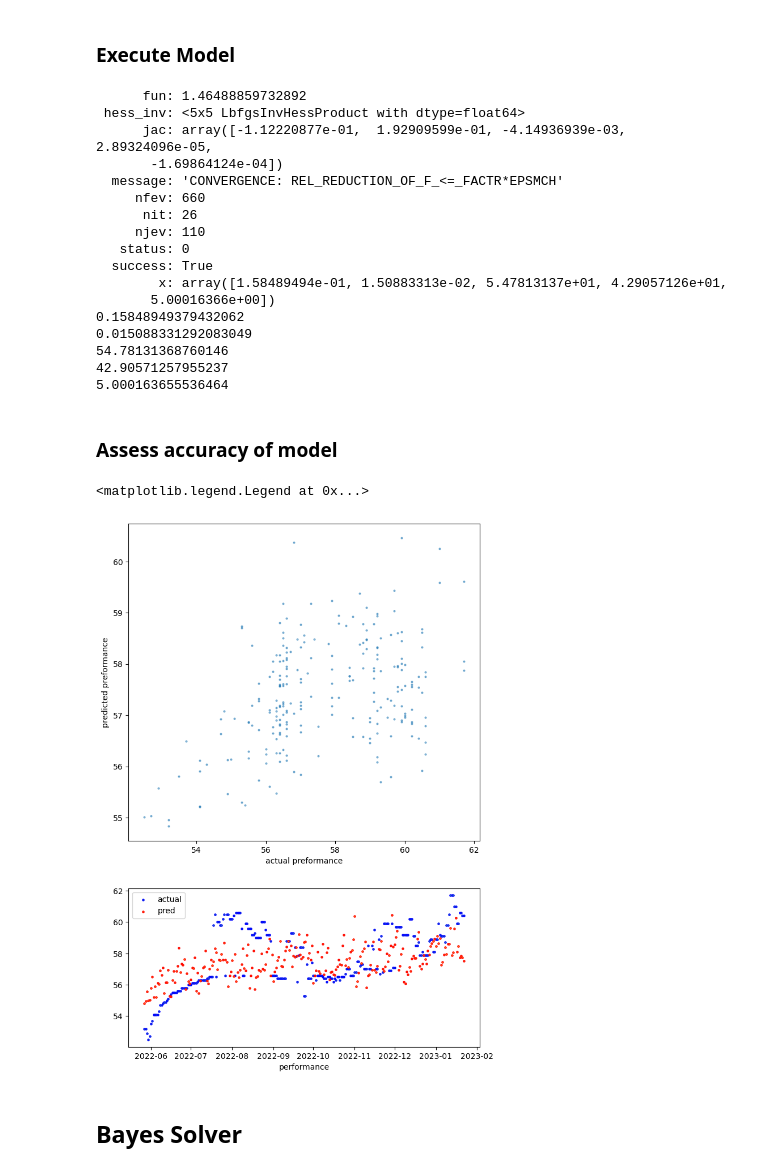
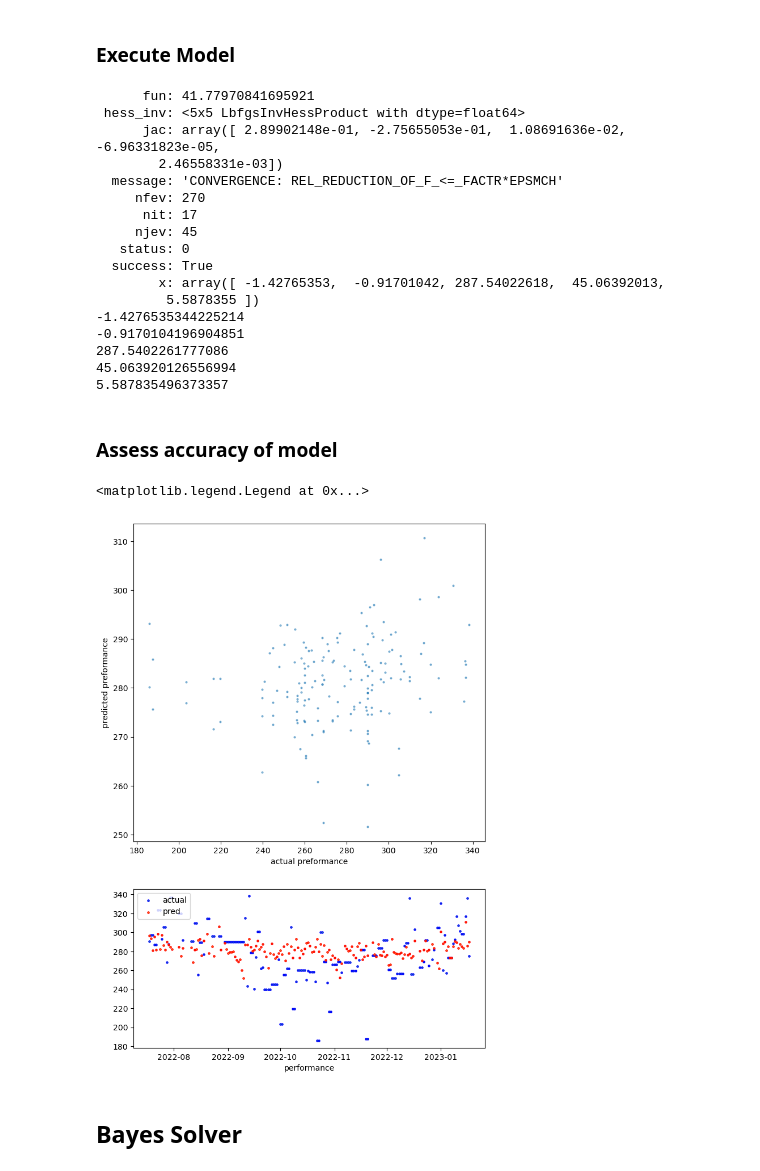
Before and after one commit to RyanAugust/TriNet, a Jupyter notebook: ctl-atl solver.ipynb, the cells around one changed output. Drawn from its saved outputs; the diff is of its cells as text; code cells hidden in the pictures.

Commit message:
implementation of modeled ef

```diff
--- a/ctl-atl solver.ipynb
+++ b/ctl-atl solver.ipynb
@@ -36,12 +39,13 @@ metadata=VO2max_detected,Shoes,Workout_Code,Workout_Title,Indoor,Frame,Sport'
 # %% [output]
 Trying local data
 # %%
-athlete_statics = {"max_hr":191
-                  ,"resting_hr":40
-                  ,'threshold_hr':166
-                  ,'run_settings':{'cp':356,
-                'w_prime':16900,
-                'pmax':642}}
+athlete_statics = {"max_hr": 191
+                  ,"resting_hr": 40
+                  ,'ae_threshold_hr': 148
+                  ,'threshold_hr': 166
+                  ,'run_settings':{'cp': 356,
+                'w_prime': 16900,
+                'pmax': 642}}
 # %%
 def power_index_maker(power, duration, cp=340, w_prime=15000, pmax=448):
     theoretical_power = w_prime/duration - w_prime/(cp-pmax) + cp
@@ -141,7 +145,16 @@ def use_power_index_ef(row, athlete_statics):
         val = 0
     return val
 
-performance_fxns = [calc_vo2, use_garmin_vo2, calc_ae_ef, use_power_index, use_power_index_ef]
+def modeled_aerobic_threshold_power(row, athlete_statics):
+    temp = 20
+    duration = 60*60
+    if row['a'] != 0:
+        power = row['a'] + row['b']*athlete_statics['threshold_hr'] +  row['c']*duration*temp
+        return power
+    else:
+        return 0
+
+performance_fxns = [calc_vo2, use_garmin_vo2, calc_ae_ef, use_power_index, use_power_index_ef, modeled_aerobic_threshold_power]
 # %% [markdown]
 ## Check weekly readout
 # %%
@@ -196,15 +209,15 @@ max_hr = 185
 resting_hr = 40
 ctls_ref = 42
 atls_ref = 7
-performance_fxn = use_garmin_vo2 #performance_fxns[-1]
+performance_fxn = modeled_aerobic_threshold_power #performance_fxns[-1]
 
 
 data_pre = data_original[
                     (data_original['date'] > pd.to_datetime(datetime.date(year=2022, month=5, day=25)))
                     & (data_original['date'] < pd.to_datetime(datetime.date(year=2023, month=7, day=26)))
-                    # & (data_original['Sport'] == 'Bike')
+                    & (data_original['Sport'] == 'Bike')
                     ].copy()
-# data = data_original.copy()
+# data_pre = data_original.copy()
 data = pre_process(data_pre, performance_fxn=performance_fxn)
 load_metric = data['day_TSS'].to_numpy()
 performance_metric = data['performance_metric'].to_numpy()
@@ -233,11 +249,11 @@ def optimize_banister(params):
     MAE = np.mean(losses)
     return MAE
 
-initial_guess  = [0, 0, 1.5, 45, 10]
+initial_guess  = [0, 0, 270, 45, 7]
 individual_banister_model = optimize.minimize(optimize_banister
                                             ,x0=initial_guess
                                                 #     k1,       k2,       p0,     CTLS,   ATLS
-                                            ,bounds=[(-.5,1.90),(-.5,2.90),(.5,60),(30,60),(5,20)]
+                                            ,bounds=[(-5,1.90),(-5,2.90),(200,300),(30,60),(5,20)]
                                             # ,method='Nelder-Mead'
                                             ,tol=1e-8
                                             )
@@ -245,60 +261,62 @@ print(individual_banister_model)
 for val in individual_banister_model['x']:
     print(val)
 # %% [output]
-      fun: 1.46488859732892
+      fun: 41.77970841695921
  hess_inv: <5x5 LbfgsInvHessProduct with dtype=float64>
-      jac: array([-1.12220877e-01,  1.92909599e-01, -4.14936939e-03,  2.89324096e-05,
-       -1.69864124e-04])
+      jac: array([ 2.89902148e-01, -2.75655053e-01,  1.08691636e-02, -6.96331823e-05,
+        2.46558331e-03])
   message: 'CONVERGENCE: REL_REDUCTION_OF_F_<=_FACTR*EPSMCH'
-     nfev: 660
-      nit: 26
-     njev: 110
+     nfev: 270
+      nit: 17
+     njev: 45
    status: 0
   success: True
-        x: array([1.58489494e-01, 1.50883313e-02, 5.47813137e+01, 4.29057126e+01,
-       5.00016366e+00])
-0.15848949379432062
-0.015088331292083049
-54.78131368760146
-42.90571257955237
-5.000163655536464
+        x: array([ -1.42765353,  -0.91701042, 287.54022618,  45.06392013,
+         5.5878355 ])
+-1.4276535344225214
+-0.9170104196904851
+287.5402261777086
+45.063920126556994
+5.587835496373357
 # %% [markdown]
 ### Assess accuracy of model
 # %%
 load_metric = data['day_TSS'].tolist()
 data['pred performance_metric'] = bm.model(load_metric)
 
+p_data = data[data['performance_metric']<data['performance_metric'].quantile(.90)]
+
 ## Plot
 fig, ax = plt.subplots(2,1, figsize=(8,12), dpi=100,  gridspec_kw={'height_ratios': [2, 1]})
-ax[0].scatter(x=data['performance_metric']
-          ,y=data['pred performance_metric']
+ax[0].scatter(x=p_data['performance_metric']
+          ,y=p_data['pred performance_metric']
           ,s=4
           ,alpha=.5)
 ax[0].set_xlabel('actual preformance')
 ax[0].set_ylabel('predicted preformance')
 
-ax[1].scatter(data.index
-             ,data['performance_metric']
+ax[1].scatter(p_data.index
+             ,p_data['performance_metric']
              ,label='actual'
              ,facecolor=None
              ,edgecolor='blue'
              ,s=5
              ,linewidths=1
              ,marker='o')
-ax[1].scatter(data.index
-             ,data['pred performance_metric']
+ax[1].scatter(p_data.index
+             ,p_data['pred performance_metric']
              ,label='pred'
              ,facecolor=None
              ,edgecolor='red'
              ,s=5
              ,linewidths=1
              ,marker='o')
 ax[1].set_xlabel('date')
 ax[1].set_xlabel('performance')
 ax[1].legend(loc=2)
 # %% [output]
 <matplotlib.legend.Legend at 0x...>
-[figure, old version]
+[figure, new version]
 # %% [markdown]
 ## Bayes Solver
 # %%
```
Also changed, not shown: parts of 2 cells of this notebook.
